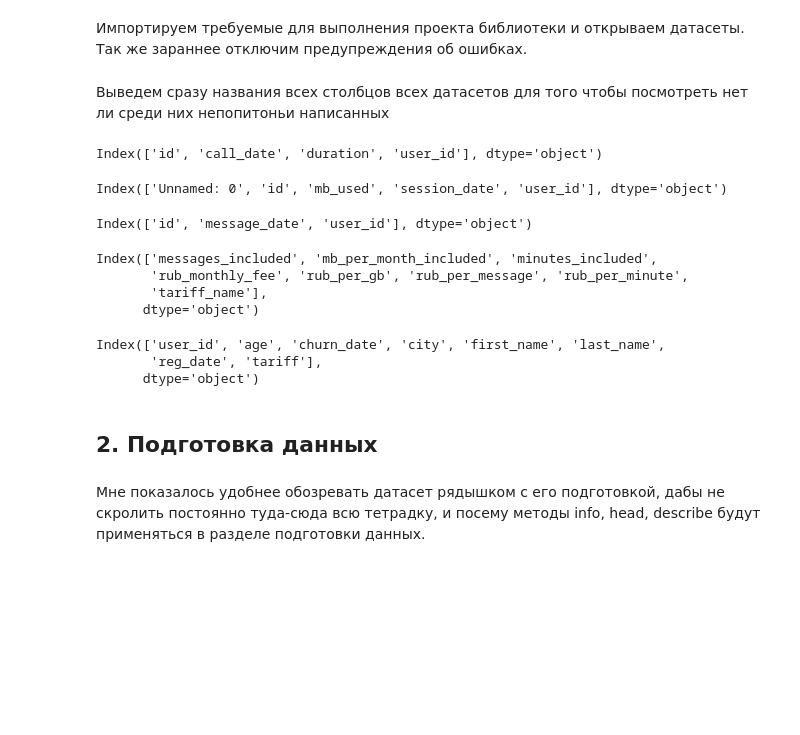
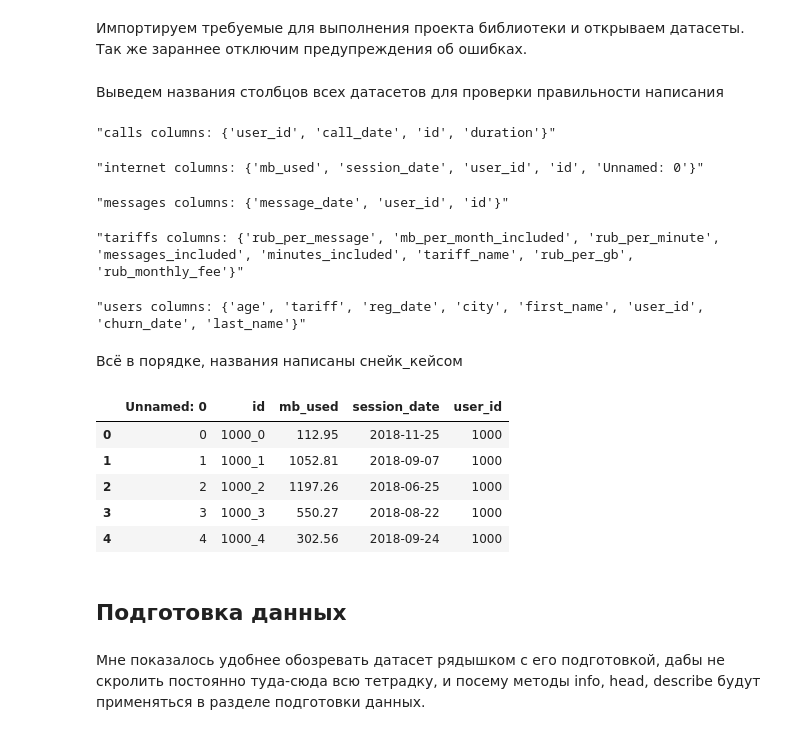
Before and after one commit to AlexSterkhov/Practicum-projects, a Jupyter notebook: Проект по статистическому анализу/Проект по статистическому анализу.ipynb, the cells around one changed output. Drawn from its saved outputs; the diff is of its cells as text; code cells hidden in the pictures; blank space fills up the shorter version.

```diff
--- a/Проект по статистическому анализу/Проект по статистическому анализу.ipynb
+++ b/Проект по статистическому анализу/Проект по статистическому анализу.ipynb
@@ -18,33 +18,39 @@ import pandas as pd
 import numpy as np
 from scipy import stats as st
 import warnings
-calls = pd.read_csv('/datasets/calls.csv')
-internet = pd.read_csv('/datasets/internet.csv')
-messages = pd.read_csv('/datasets/messages.csv')
-tariffs = pd.read_csv('/datasets/tariffs.csv')
-users = pd.read_csv('/datasets/users.csv')
+calls = pd.read_csv('/Users/alex/Desktop/питон/data/Проект по статистическому анализу/calls.csv')
+internet = pd.read_csv('/Users/alex/Desktop/питон/data/Проект по статистическому анализу/internet.csv')
+messages = pd.read_csv('/Users/alex/Desktop/питон/data/Проект по статистическому анализу/messages.csv')
+tariffs = pd.read_csv('/Users/alex/Desktop/питон/data/Проект по статистическому анализу/tariffs.csv')
+users = pd.read_csv('/Users/alex/Desktop/питон/data/Проект по статистическому анализу/users.csv')
 warnings.filterwarnings("ignore")
 # %% [markdown]
-Выведем сразу названия всех столбцов всех датасетов для того чтобы посмотреть нет ли среди них непопитоньи написанных
+Выведем названия столбцов всех датасетов для проверки правильности написания
 # %%
-display(calls.columns)
-display(internet.columns)
-display(messages.columns)
-display(tariffs.columns)
-display(users.columns)
+display(f'calls columns: {set(calls.columns)}')
+display(f'internet columns: {set(internet.columns)}')
+display(f'messages columns: {set(messages.columns)}')
+display(f'tariffs columns: {set(tariffs.columns)}')
+display(f'users columns: {set(users.columns)}')
 # %% [output]
-Index(['id', 'call_date', 'duration', 'user_id'], dtype='object')
+"calls columns: {'user_id', 'call_date', 'id', 'duration'}"
-Index(['Unnamed: 0', 'id', 'mb_used', 'session_date', 'user_id'], dtype='object')
+"internet columns: {'mb_used', 'session_date', 'user_id', 'id', 'Unnamed: 0'}"
-Index(['id', 'message_date', 'user_id'], dtype='object')
+"messages columns: {'message_date', 'user_id', 'id'}"
-Index(['messages_included', 'mb_per_month_included', 'minutes_included',
-       'rub_monthly_fee', 'rub_per_gb', 'rub_per_message', 'rub_per_minute',
-       'tariff_name'],
-      dtype='object')
+"tariffs columns: {'rub_per_message', 'mb_per_month_included', 'rub_per_minute', 'messages_included', 'minutes_included', 'tariff_name', 'rub_per_gb', 'rub_monthly_fee'}"
-Index(['user_id', 'age', 'churn_date', 'city', 'first_name', 'last_name',
-       'reg_date', 'tariff'],
-      dtype='object')
+"users columns: {'age', 'tariff', 'reg_date', 'city', 'first_name', 'user_id', 'churn_date', 'last_name'}"
+# %% [markdown]
+Всё в порядке, названия написаны снейк_кейсом
+# %%
+internet.head()
+# %% [output]
+|  | Unnamed: 0 | id | mb_used | session_date | user_id |
+| 0 | 0 | 1000_0 | 112.95 | 2018-11-25 | 1000 |
+| 1 | 1 | 1000_1 | 1052.81 | 2018-09-07 | 1000 |
+| 2 | 2 | 1000_2 | 1197.26 | 2018-06-25 | 1000 |
+| 3 | 3 | 1000_3 | 550.27 | 2018-08-22 | 1000 |
+| 4 | 4 | 1000_4 | 302.56 | 2018-09-24 | 1000 |
 # %% [markdown]
-## 2. Подготовка данных<a id="second"></a>
+## Подготовка данных<a id="second"></a>
 # %% [markdown]
 Мне показалось удобнее обозревать датасет рядышком с его подготовкой, дабы не скролить постоянно туда-сюда всю тетрадку, и посему методы info, head, describe будут применяться в разделе подготовки данных.
 # %%
```
Also changed, not shown: parts of 3 cells of this notebook.
